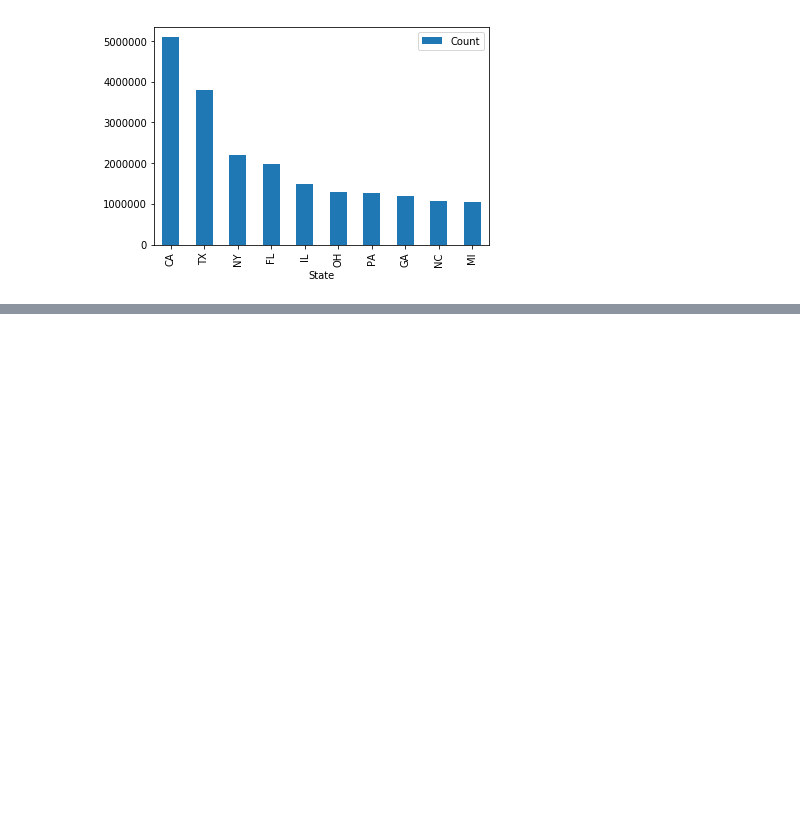
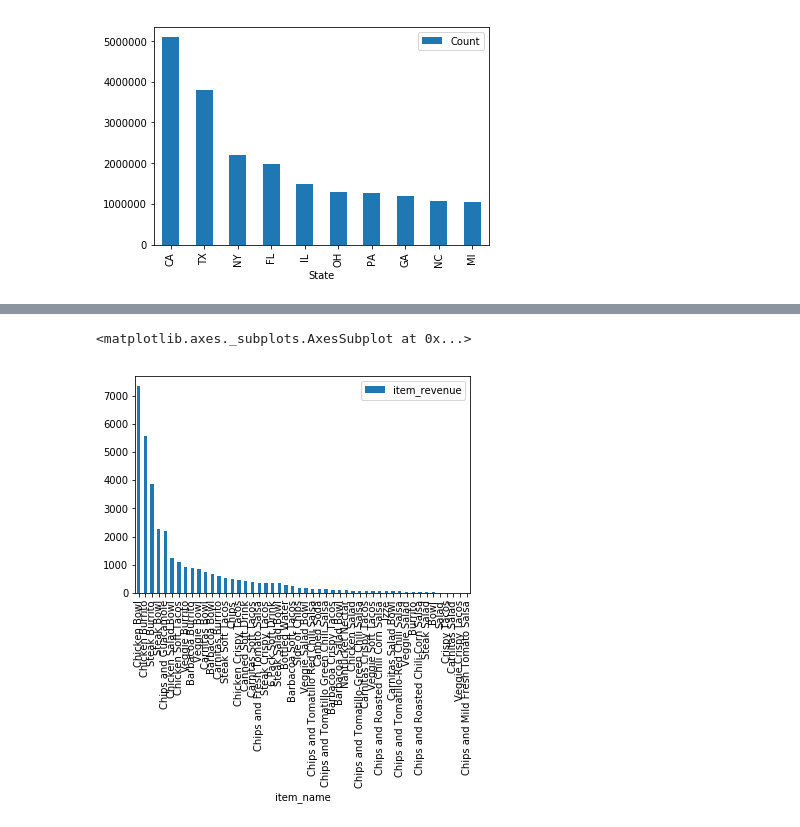
Before and after one commit to NicoMontoya/DataScienceQs, a Jupyter notebook: Puzzles 1.ipynb, the cells around one changed output, grey strips where cells are left out. Cells and saved outputs as stored; diff of their text form; code cells hidden in the pictures; blank space fills up the shorter version.

```diff
--- a/Puzzles 1.ipynb
+++ b/Puzzles 1.ipynb
@@ -997,0 +1008,17 @@ state_agg.head(10).plot.bar(x='State')
+# %%
+import pandas as pd
+import numpy as np
+import matplotlib.pyplot as plt
+
+df = pd.read_csv('https://raw.githubusercontent.com/justmarkham/DAT8/master/data/chipotle.tsv',sep='\t')
+# %%
+df['item_price'] = pd.to_numeric(df['item_price'].str.replace('$', ''))
+# %%
+df_item_revenue = df[['item_name', 'item_price']].groupby(['item_name']).sum(col=['item_price']).reset_index()
+# %%
+df_item_revenue = df_item_revenue.rename(columns={"item_price": "item_revenue"})
+# %%
+df_item_revenue.sort_values(by=['item_revenue'], ascending=False).plot.bar(x='item_name')
+# %% [output]
+<matplotlib.axes._subplots.AxesSubplot at 0x...>
+[figure, added]
```
Also changed, not shown: parts of 2 cells of this notebook.
